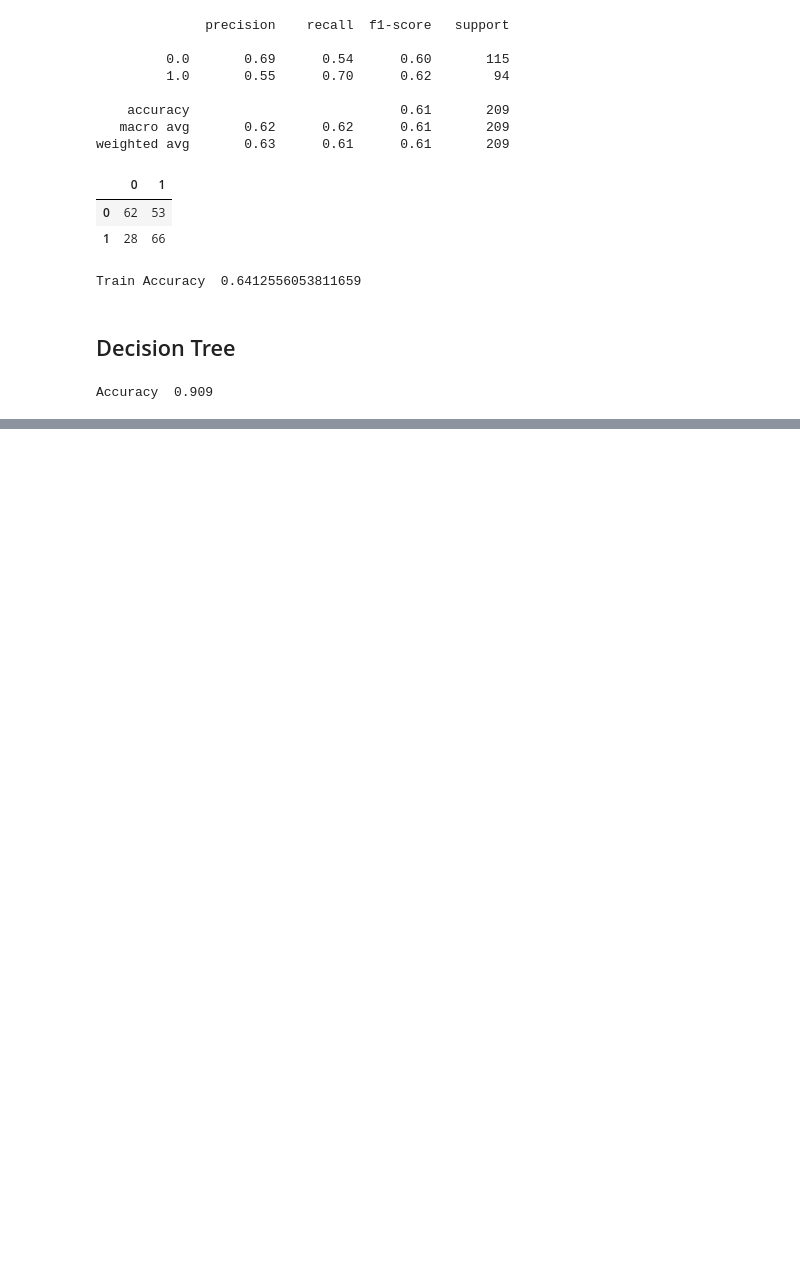
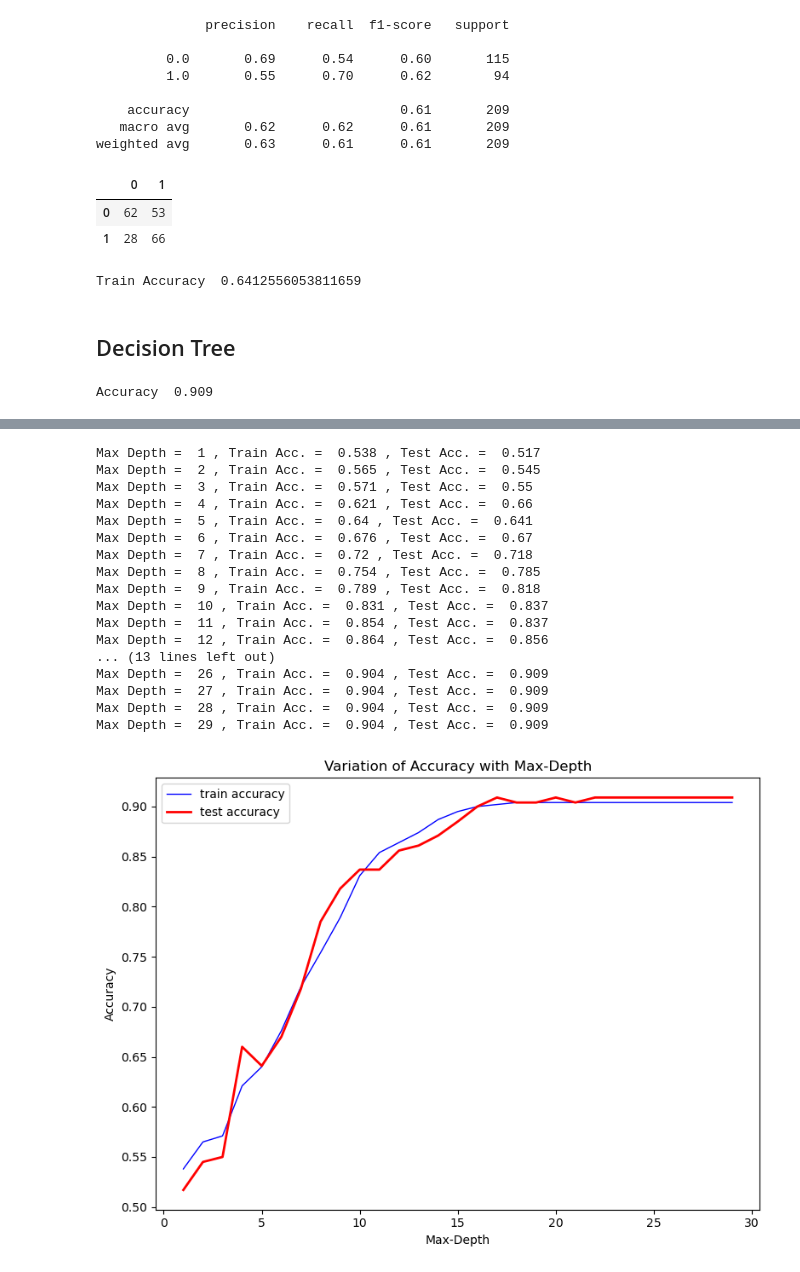
Before and after one commit to NafisFaiyaz007/CSE-445-Machine-learning_Predicting-Risky-Alcohol-Consumption-among-Students, a Jupyter notebook: Research question 3 .ipynb, the cells around one changed output, grey strips where cells are left out. Cells and saved outputs as stored; diff of their text form; code cells hidden in the pictures; blank space fills up the shorter version.

```diff
--- a/Research question 3 .ipynb
+++ b/Research question 3 .ipynb
@@ -115,2 +115,60 @@ _ = tree.plot_tree(dt,
 # %%
 fig.savefig("decistion_tree.png")
+# %%
+from pathlib import Path
+
+IMAGES_PATH = Path() / "images" / "decision_trees"
+IMAGES_PATH.mkdir(parents=True, exist_ok=True)
+
+def save_fig(fig_id, tight_layout=True, fig_extension="png", resolution=300):
+    path = IMAGES_PATH / f"{fig_id}.{fig_extension}"
+    if tight_layout:
+        plt.tight_layout()
+    plt.savefig(path, format=fig_extension, dpi=resolution)
+# %%
+train_acc = []
+test_acc = []
+max_depth =[]
+
+for depth in range(1, 30):
+    clf = DecisionTreeClassifier(max_depth = depth)
+    clf.fit(X_train, y_train)
+    train_acc.append(accuracy_score(y_train, clf.predict(X_train)).round(3))
+    test_acc.append(accuracy_score(y_test, clf.predict(X_test)).round(3))
+    max_depth.append(depth)
+
+for i in range(1, 30):
+    print('Max Depth = ', i, ', Train Acc. = ', train_acc[i-1], ', Test Acc. = ' ,
+         test_acc[i-1])
+
+plt.figure(figsize = (8,6))
+plt.xlabel('Max-Depth')
+plt.ylabel('Accuracy')
+plt.title('Variation of Accuracy with Max-Depth')
+plt.plot(max_depth, train_acc, color = 'blue', linewidth = 1,
+         label = 'train accuracy');
+
+plt.plot(max_depth, test_acc, color = 'red', linewidth = 2,
+         label = 'test accuracy')
+plt.legend()
+save_fig('Accuracy against max_depth')
+plt.show();
+# %% [output]
+Max Depth =  1 , Train Acc. =  0.538 , Test Acc. =  0.517
+Max Depth =  2 , Train Acc. =  0.565 , Test Acc. =  0.545
+Max Depth =  3 , Train Acc. =  0.571 , Test Acc. =  0.55
+Max Depth =  4 , Train Acc. =  0.621 , Test Acc. =  0.66
+Max Depth =  5 , Train Acc. =  0.64 , Test Acc. =  0.641
+Max Depth =  6 , Train Acc. =  0.676 , Test Acc. =  0.67
+Max Depth =  7 , Train Acc. =  0.72 , Test Acc. =  0.718
+Max Depth =  8 , Train Acc. =  0.754 , Test Acc. =  0.785
+Max Depth =  9 , Train Acc. =  0.789 , Test Acc. =  0.818
+Max Depth =  10 , Train Acc. =  0.831 , Test Acc. =  0.837
+Max Depth =  11 , Train Acc. =  0.854 , Test Acc. =  0.837
+Max Depth =  12 , Train Acc. =  0.864 , Test Acc. =  0.856
+... (13 lines left out)
+Max Depth =  26 , Train Acc. =  0.904 , Test Acc. =  0.909
+Max Depth =  27 , Train Acc. =  0.904 , Test Acc. =  0.909
+Max Depth =  28 , Train Acc. =  0.904 , Test Acc. =  0.909
+Max Depth =  29 , Train Acc. =  0.904 , Test Acc. =  0.909
+[figure, added]
```
Also changed, not shown: parts of 1 cell of this notebook, 5 other files.
